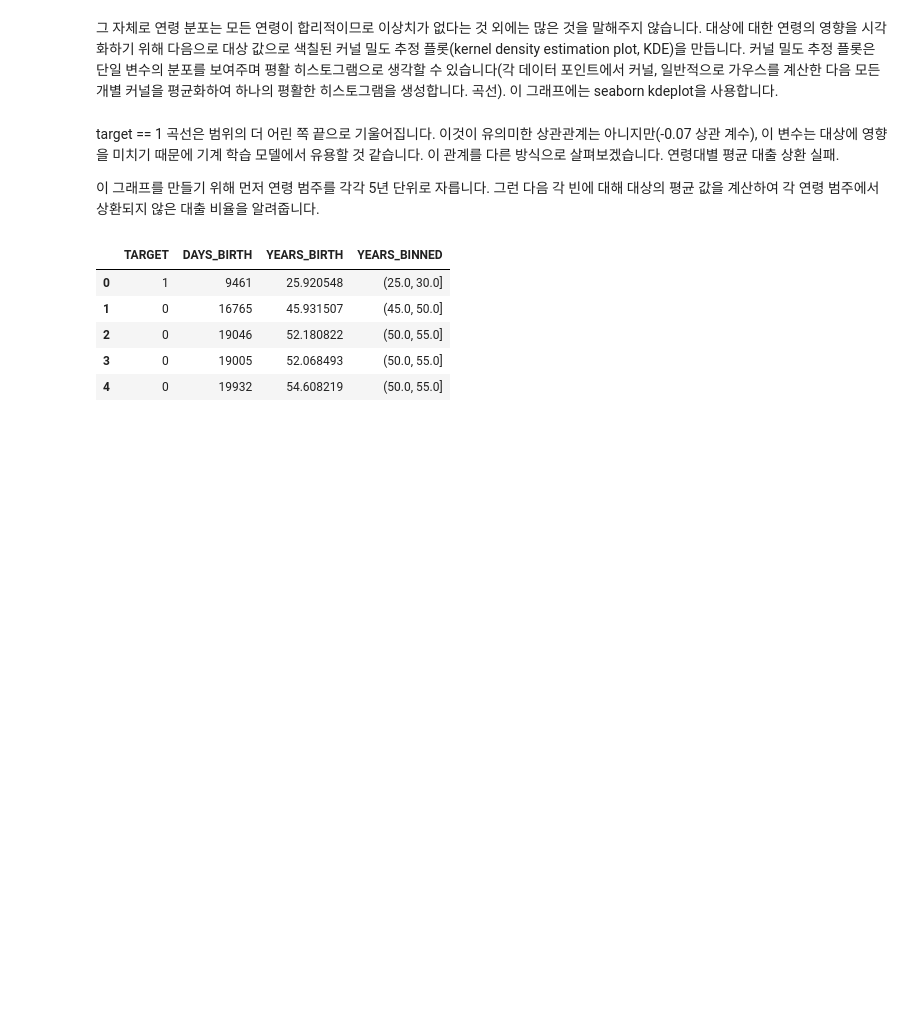
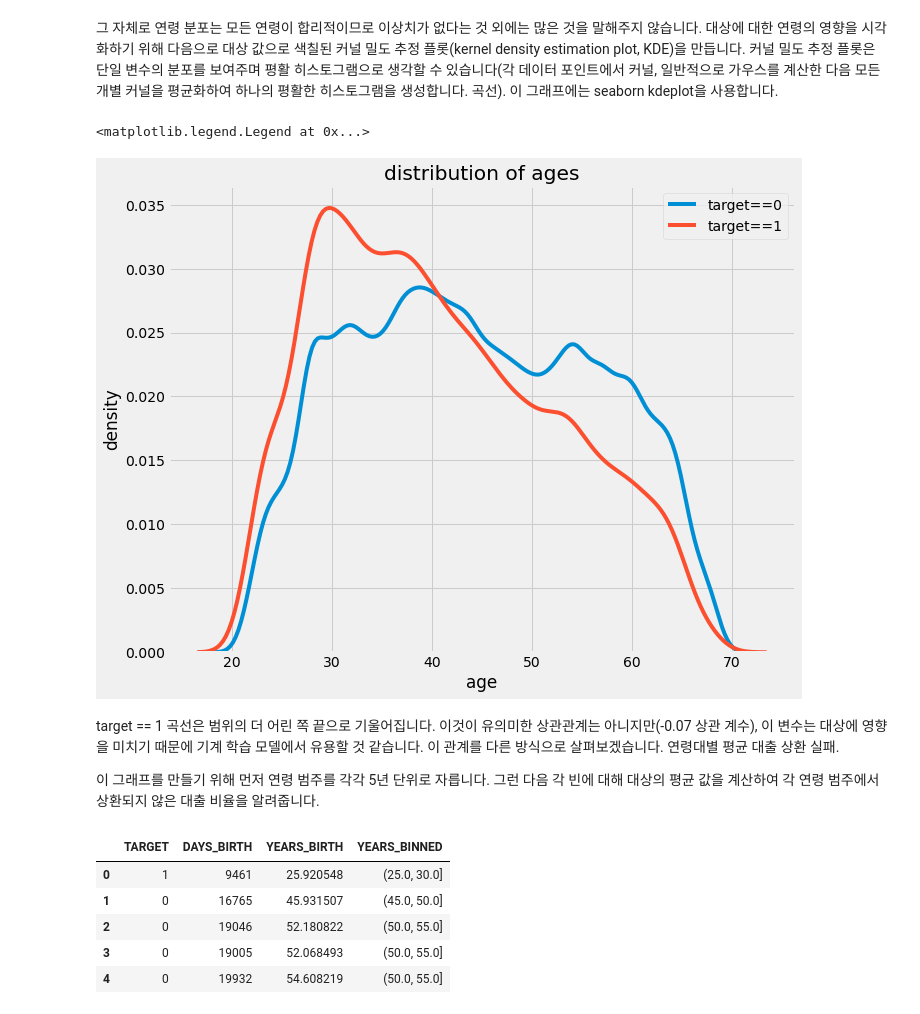
Before and after one commit to jspark418/kaggle_practice, a Jupyter notebook: Home Credit Default Risk/home-credit-default-risk.ipynb, the cells around one changed output. Saved outputs shown, nothing was run; the diff lists cells and outputs as text; code cells hidden in the pictures; blank space fills up the shorter version.

```diff
--- a/Home Credit Default Risk/home-credit-default-risk.ipynb
+++ b/Home Credit Default Risk/home-credit-default-risk.ipynb
@@ -347,14 +350,17 @@ Let's start looking at this variable. First, we can make a histogram of the age.
 # %% [markdown]
 그 자체로 연령 분포는 모든 연령이 합리적이므로 이상치가 없다는 것 외에는 많은 것을 말해주지 않습니다. 대상에 대한 연령의 영향을 시각화하기 위해 다음으로 대상 값으로 색칠된 커널 밀도 추정 플롯(kernel density estimation plot, KDE)을 만듭니다. 커널 밀도 추정 플롯은 단일 변수의 분포를 보여주며 평활 히스토그램으로 생각할 수 있습니다(각 데이터 포인트에서 커널, 일반적으로 가우스를 계산한 다음 모든 개별 커널을 평균화하여 하나의 평활한 히스토그램을 생성합니다. 곡선). 이 그래프에는 seaborn kdeplot을 사용합니다.
 # %%
-# plt.figure(figsize=(10,8))
+plt.figure(figsize=(10,8))
 
-# sns.kdeplot(train.loc[train['TARGET']==0, 'DAYS_BIRTH'] / 365, label = 'target==0')
-# sns.kdeplot(train.loc[train['TARGET']==1, 'DAYS_BIRTH'] / 365, label = 'target==1')
-# plt.xlabel('age')
-# plt.ylabel('density')
-# plt.title('distribution of ages')
-# plt.legend()
+sns.kdeplot(train.loc[train['TARGET']==0, 'DAYS_BIRTH'] / 365, label = 'target==0')
+sns.kdeplot(train.loc[train['TARGET']==1, 'DAYS_BIRTH'] / 365, label = 'target==1')
+plt.xlabel('age')
+plt.ylabel('density')
+plt.title('distribution of ages')
+plt.legend()
+# %% [output]
+<matplotlib.legend.Legend at 0x...>
+[figure, added]
 # %% [markdown]
 target == 1 곡선은 범위의 더 어린 쪽 끝으로 기울어집니다. 이것이 유의미한 상관관계는 아니지만(-0.07 상관 계수), 이 변수는 대상에 영향을 미치기 때문에 기계 학습 모델에서 유용할 것 같습니다. 이 관계를 다른 방식으로 살펴보겠습니다. 연령대별 평균 대출 상환 실패.
 
```
Also changed, not shown: parts of 23 cells of this notebook.
